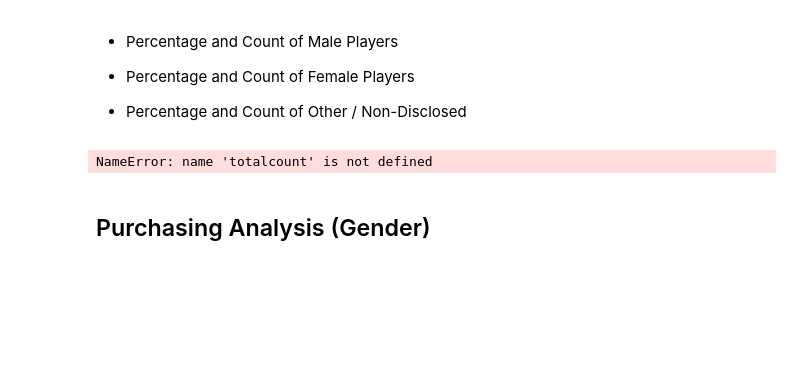
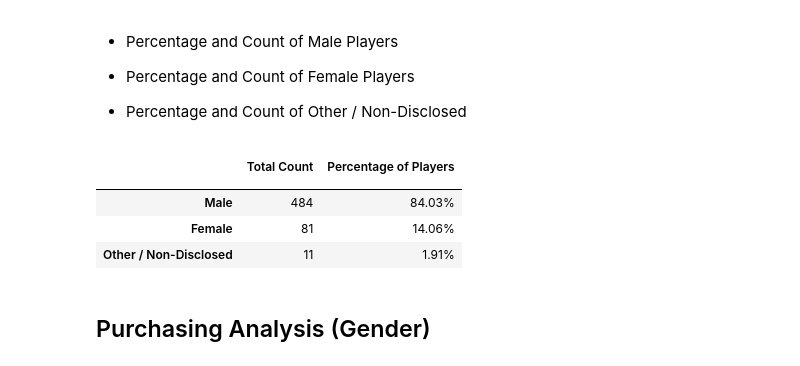
Before and after one commit to iam-themoon/pandas-challenge, a Jupyter notebook: HeroesOfPymoli/HereosOfPymoli.ipynb, the cells around one changed output. Saved outputs shown, nothing was run; the diff lists cells and outputs as text; code cells hidden in the pictures; blank space fills up the shorter version.

```diff
--- a/HeroesOfPymoli/HereosOfPymoli.ipynb
+++ b/HeroesOfPymoli/HereosOfPymoli.ipynb
@@ -82,26 +82,30 @@ summarydf
 # %%
 #group purchase data by gender
 genderdata = purchdf.groupby("Gender")
 
 #find total number number of each gender by counting screen names
 gender_totalcount = genderdata.nunique()["SN"]
 
 #find percentage each gender makes up of total
 gender_percentage = (gender_totalcount / totalplayers)*100
 
 #create dataframe from above values
-genderdf = pd.DataFrame({"Total Count": totalcount,
-                         "Percentage of Players": percentage})
+genderdf = pd.DataFrame({"Total Count": gender_totalcount,
+                         "Percentage of Players": gender_percentage})
 
 #sort the values so they are from highest to lowest and set percentage values to percent format
 genderdf = genderdf.sort_values(["Total Count"], ascending=False)
 genderdf = genderdf.style.format({"Percentage of Players":"{:.2f}%"})
 
 #change dataframe index name to blank
 genderdf.index.name = (" ")
 genderdf
 # %% [output]
-NameError: name 'totalcount' is not defined
+|  | Total Count | Percentage of Players |
+|  |  |  |
+| Male | 484 | 84.03% |
+| Female | 81 | 14.06% |
+| Other / Non-Disclosed | 11 | 1.91% |
 # %% [markdown]
 
 ## Purchasing Analysis (Gender)
```
Also changed, not shown: parts of 6 cells of this notebook, 1 other file.
